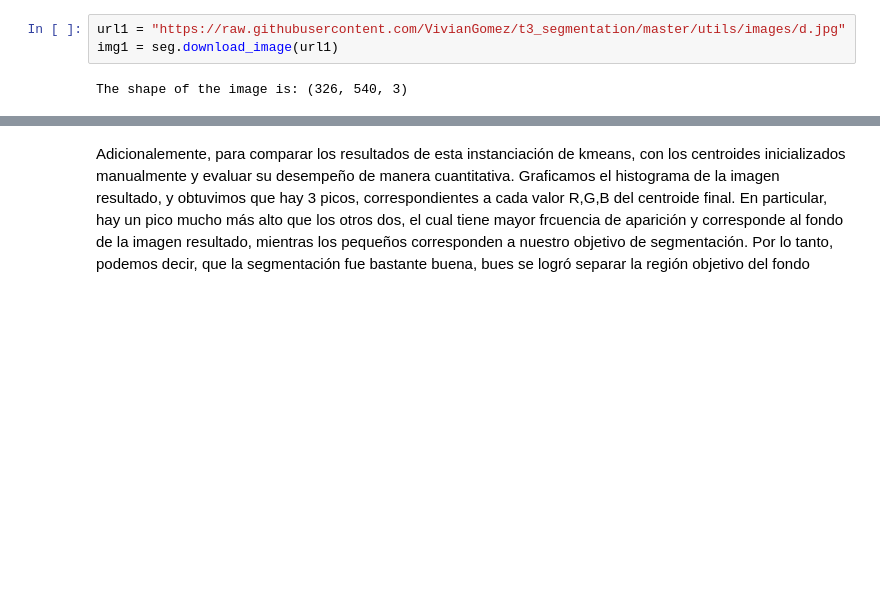
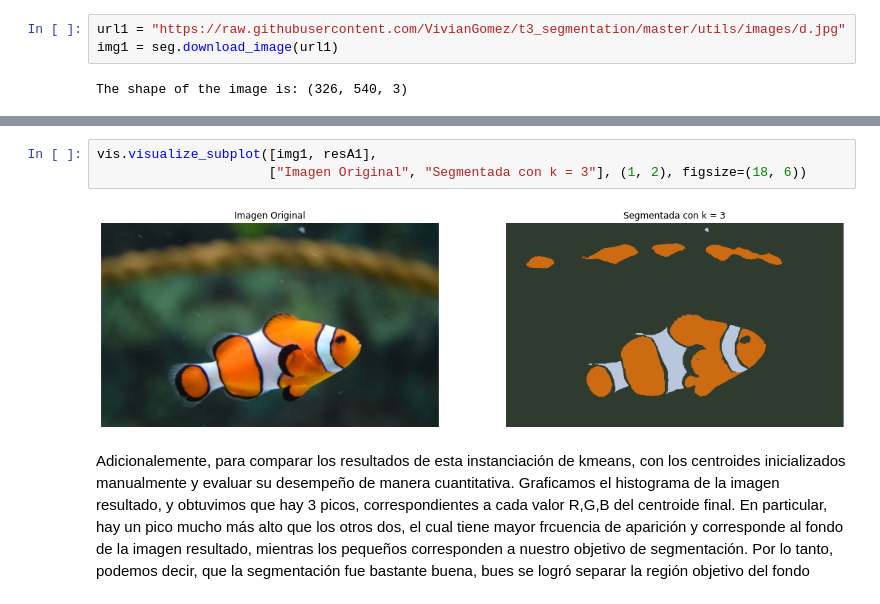
Before and after one commit to VivianGomez/t3_segmentation, a Jupyter notebook: t3_segmentation.ipynb, the cells around one changed output, grey strips where cells are left out. Saved outputs shown, nothing was run; the diff lists cells and outputs as text; blank space fills up the shorter version.

Commit message:
Imagen 2

```diff
--- a/t3_segmentation.ipynb
+++ b/t3_segmentation.ipynb
@@ -65,3 +59,8 @@ Iteracion actual -> 2
+# %%
+vis.visualize_subplot([img1, resA1],
+                      ["Imagen Original", "Segmentada con k = 3"], (1, 2), figsize=(18, 6))
+# %% [output]
+[figure, added]
 # %% [markdown]
 Adicionalemente, para comparar los resultados de esta instanciación de kmeans, con los centroides inicializados manualmente y evaluar su desempeño de manera cuantitativa. Graficamos el histograma de la imagen resultado, y obtuvimos que hay 3 picos, correspondientes a cada valor R,G,B del centroide final. En particular, hay un pico mucho más alto que los otros dos, el cual tiene mayor frcuencia de aparición y corresponde al fondo de la imagen resultado, mientras los pequeños corresponden a nuestro objetivo de segmentación. Por lo tanto, podemos decir, que la segmentación fue bastante buena, bues se logró separar la región objetivo del fondo
 # %%
```
Also changed, not shown: parts of 23 cells of this notebook, 1 other file.
